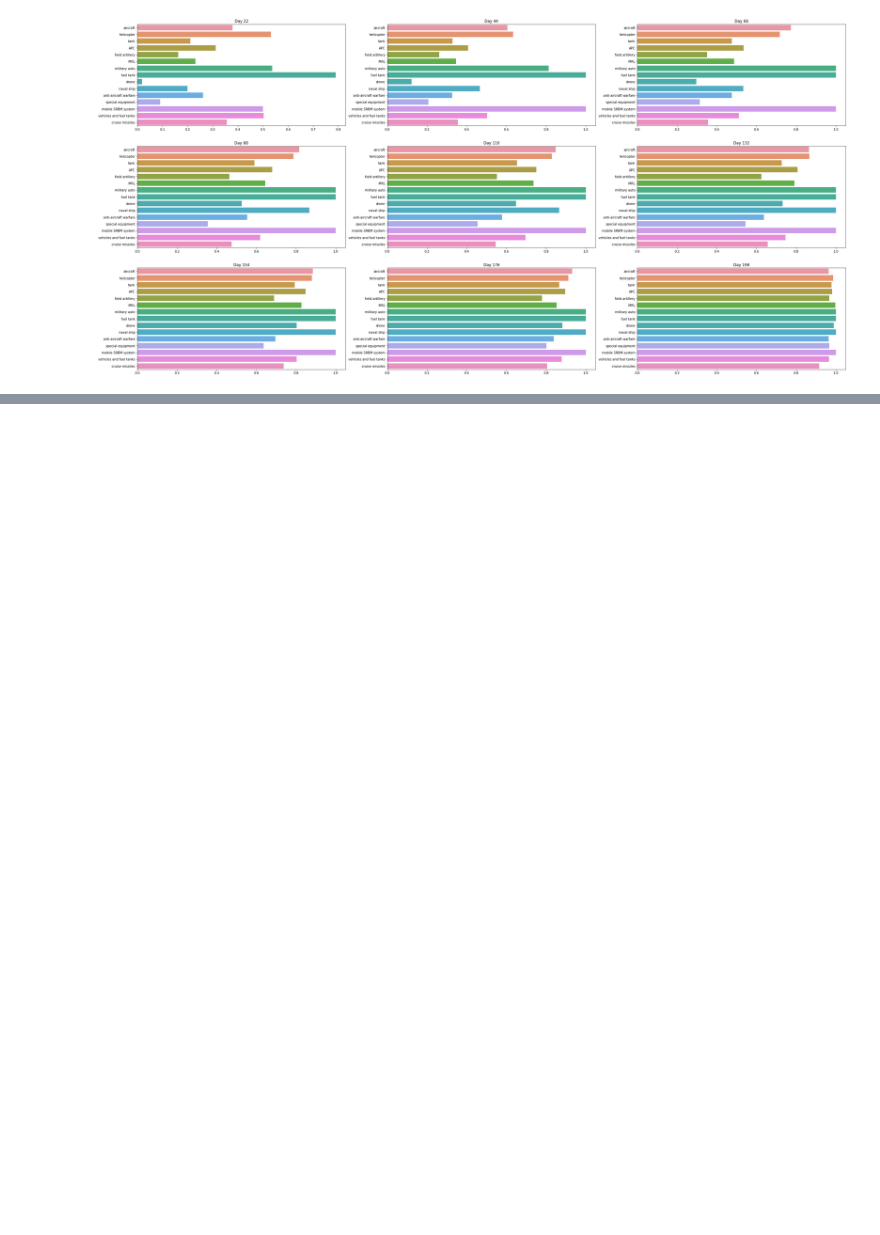
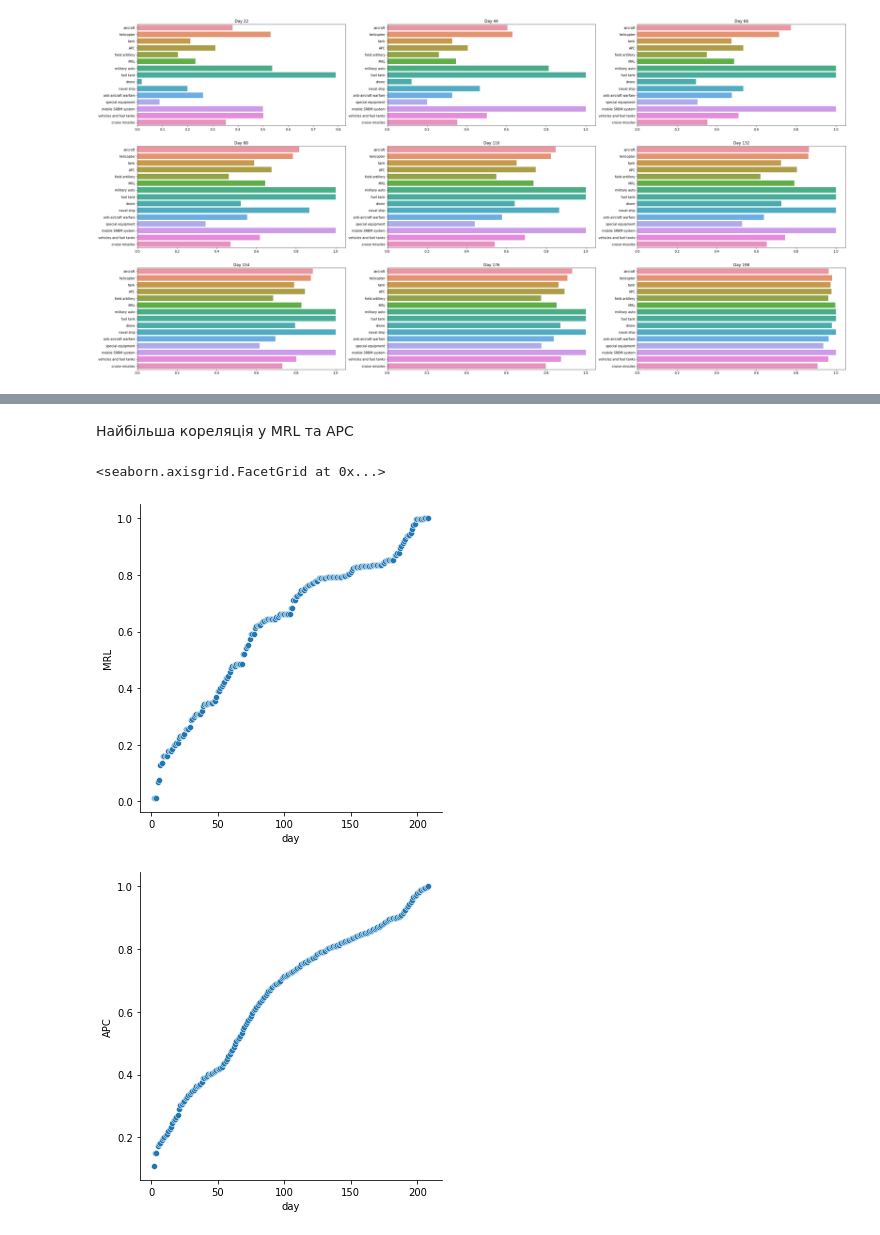
Before and after one commit to nastyabekesheva/DataScience, a Jupyter notebook: coursework/courseworkDS.ipynb, the cells around one changed output, grey strips where cells are left out. Cells and saved outputs as stored; diff of their text form; code cells hidden in the pictures; blank space fills up the shorter version.

```diff
--- a/coursework/courseworkDS.ipynb
+++ b/coursework/courseworkDS.ipynb
@@ -387,0 +409,9 @@ print(4 % 3)
+# %% [markdown]
+Найбільша кореляція y MRL та APC
+# %%
+sns.relplot(data=df_normalized, x='day', y='MRL')
+sns.relplot(data=df_normalized, x='day', y='APC')
+# %% [output]
+<seaborn.axisgrid.FacetGrid at 0x...>
+[figure, added]
+[figure, added]
```
Also changed, not shown: parts of 14 cells of this notebook.
